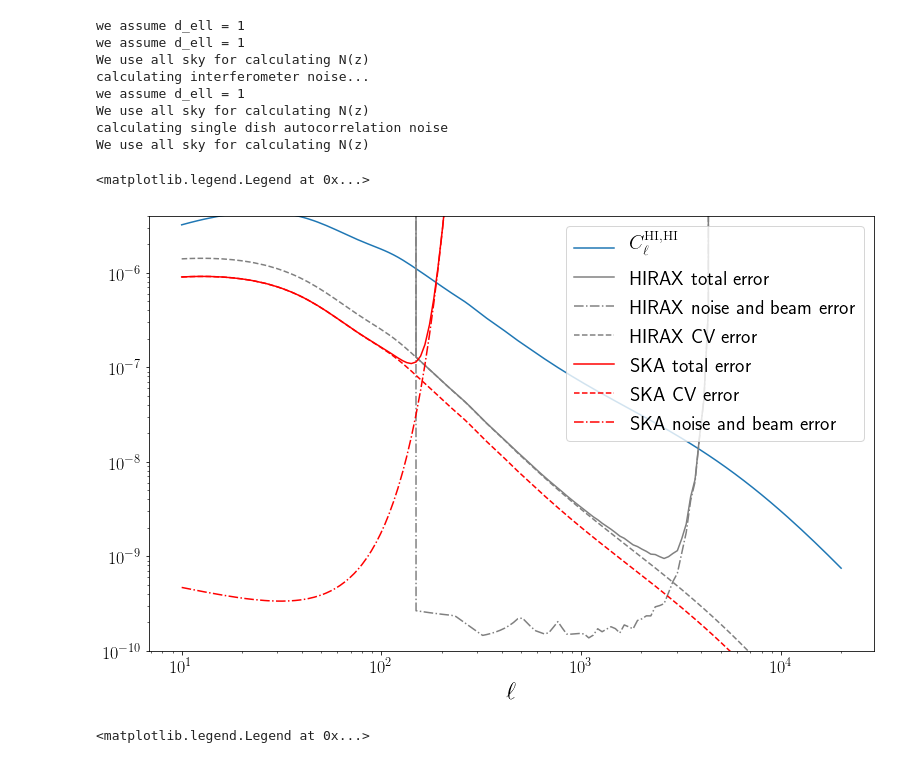
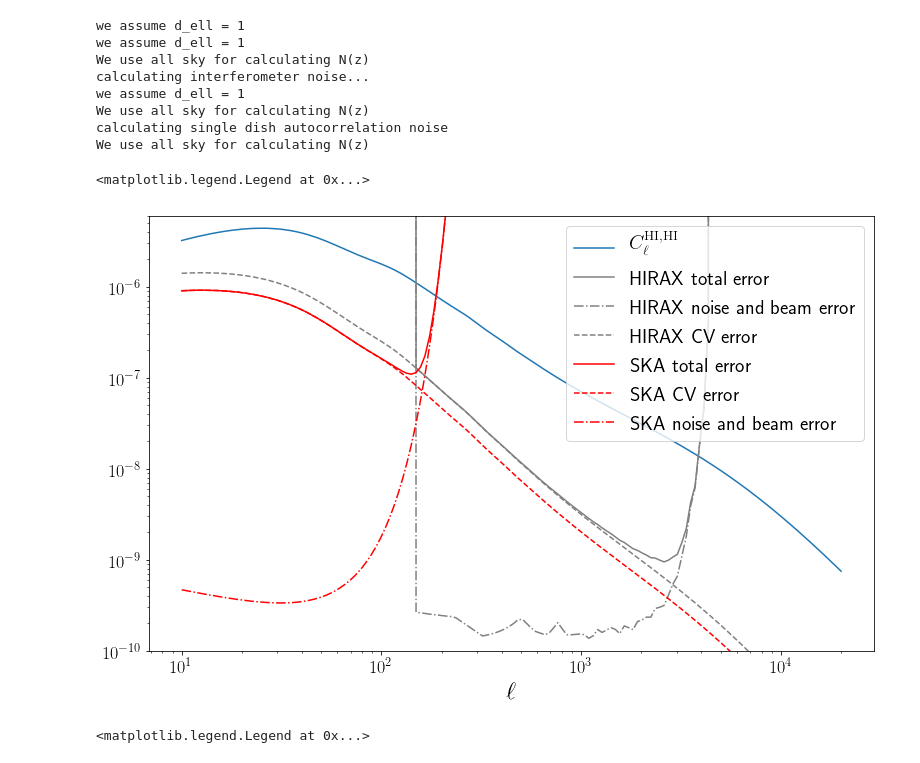
Before and after one commit to amadeuswi/MagBias, a Jupyter notebook: S2N.ipynb, the cells around one changed output. Saved outputs shown, nothing was run; the diff lists cells and outputs as text; code cells hidden in the pictures.

```diff
--- a/S2N.ipynb
+++ b/S2N.ipynb
@@ -495,24 +560,24 @@ XnoiseHIRAX = np.sqrt(hsignal*LSSTshot + gsignal*HIRAXNell + LSSTshot*HIRAXNell)
 # %%
 #first all for HI,HI power spectrum:
 
 fig = P.figure(figsize = (13,8)); ax = fig.add_subplot(111);
 ax.loglog(ltab, hsignal, label = r"$C_\ell^\mathrm{HI, HI}$")
 
 ax.loglog(ltab, (hsignal + HIRAXNell) * HIRAXCV_factor, label = "HIRAX total error", color = "grey")
 ax.loglog(ltab, HIRAXNell * HIRAXCV_factor, label = r"HIRAX noise and beam error", color = "grey", ls = "-.")
 ax.loglog(ltab, HICVHIRAX, label = "HIRAX CV error", color = 'grey', ls = "--")
 
 
 ax.loglog(ltab, (hsignal + SKANell) * SKACV_factor, label = "SKA total error", color = 'red')
 ax.loglog(ltab, HICVSKA, label = "SKA CV error", color = 'red', ls = "--")
 ax.loglog(ltab, SKANell * SKACV_factor, label = r"SKA noise and beam error", color = "red", ls = "-.")
 
-ax.set_ylim((1e-10,4e-6))
+ax.set_ylim((1e-10,6e-6))
 
 ax.set_xlabel(r"$\ell$")
 P.legend(fontsize = 20, loc = "upper right")
 # %% [output]
 <matplotlib.legend.Legend at 0x...>
-[figure, old version]
+[figure, new version]
 # %%
 #now for galaxies:
```
Also changed, not shown: parts of 6 cells of this notebook, 1 other file.
